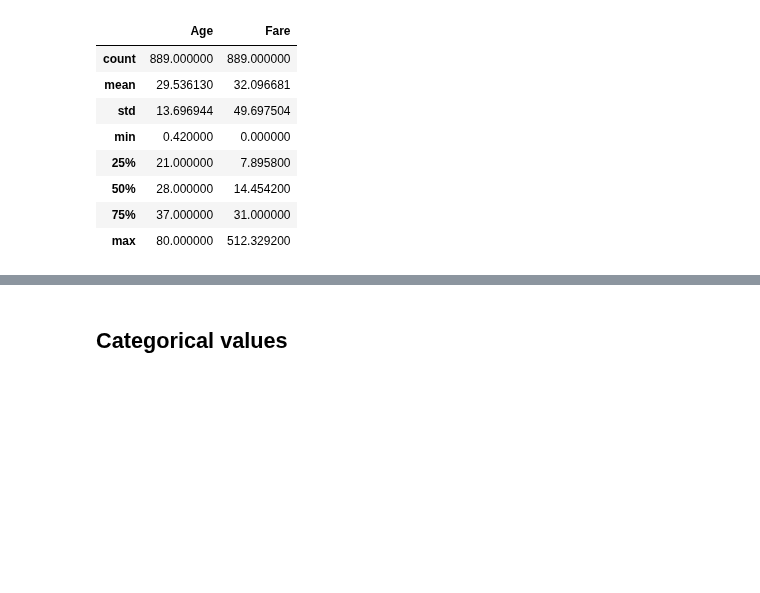
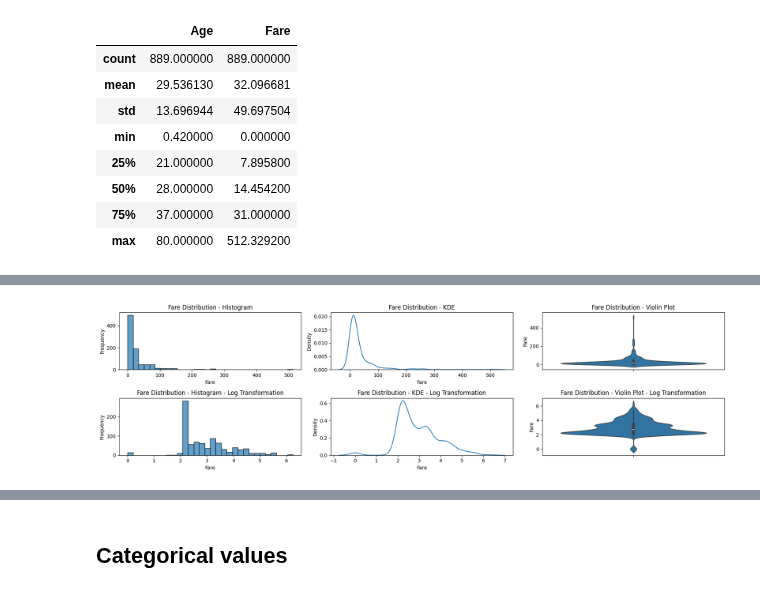
Before and after one commit to IngElecPuc/KaggleChallenges, a Jupyter notebook: titanic_eda.ipynb, the cells around one changed output, grey strips where cells are left out. Saved outputs shown, nothing was run; the diff lists cells and outputs as text; code cells hidden in the pictures; blank space fills up the shorter version.

```diff
--- a/titanic_eda.ipynb
+++ b/titanic_eda.ipynb
@@ -191,7 +191,39 @@ This will become an error in seaborn v0.14.0; please update your code.
 # %%
-plt.figure(figsize=(6, 8))
-sns.violinplot(y=df['Age'].dropna())
-plt.title('Distribución de Edad - Violin Plot')
-plt.xlabel('')
-plt.ylabel('Edad')
+fig, axes = plt.subplots(nrows=2, ncols=3, figsize=(18, 5))
+subset = train_w.copy()
+subset['Fare_log'] = np.log1p(subset['Fare'])
+
+sns.histplot(train_w['Fare'], bins=30, kde=False, edgecolor='k', alpha=0.7, ax=axes[0, 0])
+axes[0, 0].set_title('Fare Distribution - Histogram')
+axes[0, 0].set_xlabel('Fare')
+axes[0, 0].set_ylabel('Frequency')
+
+sns.kdeplot(train_w['Fare'], ax=axes[0, 1])
+axes[0, 1].set_title('Fare Distribution - KDE')
+axes[0, 1].set_xlabel('Fare')
+axes[0, 1].set_ylabel('Density')
+
+sns.violinplot(y=train_w['Fare'], ax=axes[0, 2])
+axes[0, 2].set_title('Fare Distribution - Violin Plot')
+axes[0, 2].set_xlabel('')  # No label for x-axis
+axes[0, 2].set_ylabel('Fare')
+
+sns.histplot(subset['Fare_log'], bins=30, kde=False, edgecolor='k', alpha=0.7, ax=axes[1, 0])
+axes[1, 0].set_title('Fare Distribution - Histogram - Log Transformation')
+axes[1, 0].set_xlabel('Fare')
+axes[1, 0].set_ylabel('Frequency')
+
+sns.kdeplot(subset['Fare_log'], ax=axes[1, 1])
+axes[1, 1].set_title('Fare Distribution - KDE - Log Transformation')
+axes[1, 1].set_xlabel('Fare')
+axes[1, 1].set_ylabel('Density')
+
+sns.violinplot(y=subset['Fare_log'], ax=axes[1, 2])
+axes[1, 2].set_title('Fare Distribution - Violin Plot - Log Transformation')
+axes[1, 2].set_xlabel('')  # No label for x-axis
+axes[1, 2].set_ylabel('Fare')
+
+plt.tight_layout()
 plt.show()
+# %% [output]
+[figure, added]
```
Also changed, not shown: parts of 16 cells of this notebook.
